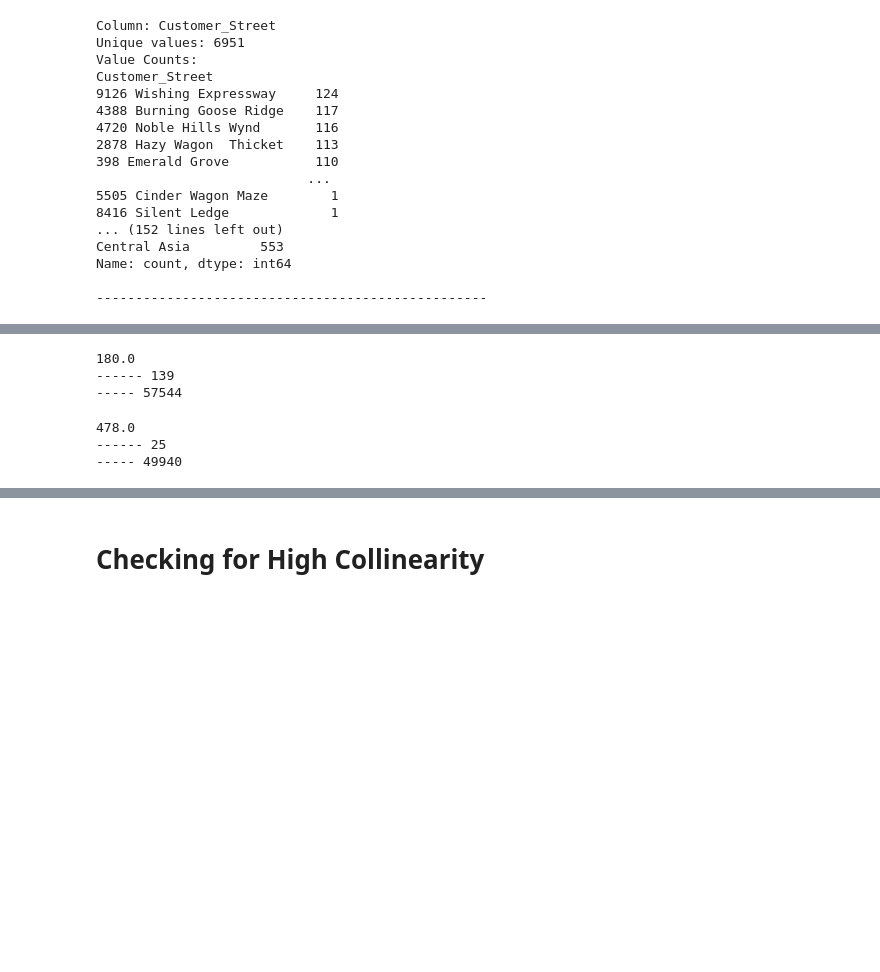
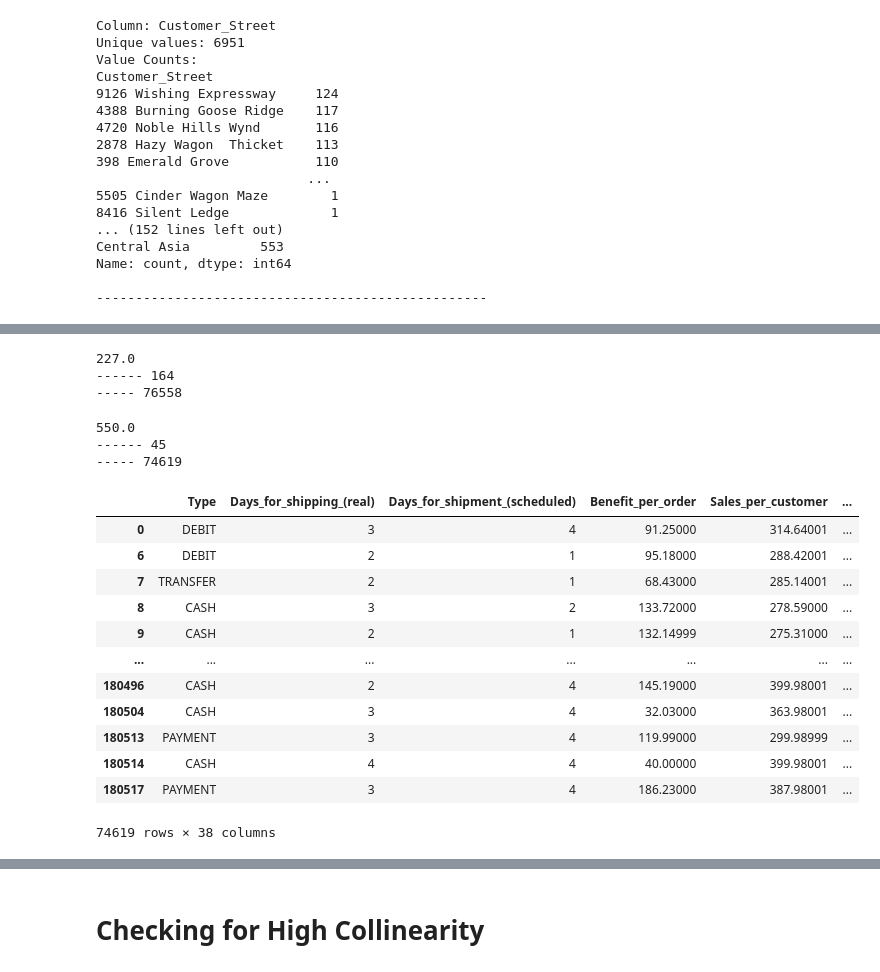
Before and after one commit to devansh-bolsure/Analysis-and-Prediction-on-Supply-Chain-data, a Jupyter notebook: Late_Delievery_Risk_Prediction.ipynb, the cells around one changed output, grey strips where cells are left out. Saved outputs shown, nothing was run; the diff lists cells and outputs as text; code cells hidden in the pictures; blank space fills up the shorter version.

```diff
--- a/Late_Delievery_Risk_Prediction.ipynb
+++ b/Late_Delievery_Risk_Prediction.ipynb
@@ -285,17 +255,18 @@ Name: count, Length: 3596, dtype: int64
 ----- 85098
 # %%
 # Step 1: Get value counts of 'Customer_City'
-cust_city_counts = filtered_df['Customer_City'].value_counts()
-print(cust_city_counts)
+cust_city_counts = filtered_df_OC['Customer_City'].value_counts()
 
 
+print(ord_city_counts.median())
 
-# Step 2: Get cities that appear more than 500 times
-cities_more_than_500 = cust_city_counts[cust_city_counts > 100].index
+
+# Step 2: Get cities that appear more than 50 times
+cities_more_than_50 = cust_city_counts[cust_city_counts > 50].index
 
 # Step 3: Filter the DataFrame based on those cities
-filtered_df = filtered_df[filtered_df['Customer_City'].isin(cities_more_than_500)]
+filtered_df_CC = filtered_df_OC[filtered_df_OC['Customer_City'].isin(cities_more_than_50)]
 
-print("------",filtered_df['Customer_City'].value_counts().count())
-print("-----",filtered_df['Customer_City'].value_counts().sum())
+print("------",filtered_df_CC['Customer_City'].value_counts().count())
+print("-----",filtered_df_CC['Customer_City'].value_counts().sum())
 # %% [output]
@@ -317,42 +276,58 @@ Name: count, Length: 562, dtype: int64
 # %%
 # Get value counts for 'Order_State'
-Order_state_counts = filtered_df['Order_State'].value_counts()
+Order_state_counts = filtered_df_CC['Order_State'].value_counts()
 
 # Print the median of the value counts
 print(Order_state_counts.median())
 
-# Filter for states with counts greater than 500
-ord_state_more_than_th = Order_state_counts[Order_state_counts > 120].index
+# Filter for states with counts greater than 120
+ord_state_more_than_120 = Order_state_counts[Order_state_counts > 120].index
 
 # Filter the DataFrame based on the states
-filtered_df = filtered_df[filtered_df['Order_State'].isin(ord_state_more_than_th)]
+filtered_df_OS = filtered_df_CC[filtered_df_CC['Order_State'].isin(ord_state_more_than_120)]
 
 # Print the count of unique states in the filtered DataFrame
-print("------",filtered_df['Order_State'].value_counts().count())
-print("-----",filtered_df['Order_State'].value_counts().sum())
+print("------",filtered_df_OS['Order_State'].value_counts().count())
+print("-----",filtered_df_OS['Order_State'].value_counts().sum())
 # %% [output]
-180.0
------- 139
------ 57544
+227.0
+------ 164
+----- 76558
 # %%
 # Get value counts for 'Order_Country'
-Order_country_counts = filtered_df['Order_Country'].value_counts()
+Order_country_counts = filtered_df_OS['Order_Country'].value_counts()
 
 # Print the median of the value counts
 print(Order_country_counts.median())
 
 # Filter for countries with counts greater than 500
-ord_country_more_than_th = Order_country_counts[Order_country_counts > 500].index
+ord_country_more_than_500 = Order_country_counts[Order_country_counts > 250].index
 
 # Filter the DataFrame based on the countries
-filtered_df = filtered_df[filtered_df['Order_Country'].isin(ord_country_more_than_th)]
+filtered_df_OC = filtered_df_OS[filtered_df_OS['Order_Country'].isin(ord_country_more_than_500)]
 
 # Print the count of unique countries in the filtered DataFrame
-print("------",filtered_df['Order_Country'].value_counts().count())
-print("-----",filtered_df['Order_Country'].value_counts().sum())
+print("------",filtered_df_OC['Order_Country'].value_counts().count())
+print("-----",filtered_df_OC['Order_Country'].value_counts().sum())
 # %% [output]
-478.0
------- 25
------ 49940
+550.0
+------ 45
+----- 74619
+# %%
+filtered_df_OC
+# %% [output]
+|  | Type | Days_for_shipping_(real) | Days_for_shipment_(scheduled) | Benefit_per_order | Sales_per_customer | ... |
+| 0 | DEBIT | 3 | 4 | 91.25000 | 314.64001 | ... |
+| 6 | DEBIT | 2 | 1 | 95.18000 | 288.42001 | ... |
+| 7 | TRANSFER | 2 | 1 | 68.43000 | 285.14001 | ... |
+| 8 | CASH | 3 | 2 | 133.72000 | 278.59000 | ... |
+| 9 | CASH | 2 | 1 | 132.14999 | 275.31000 | ... |
+| ... | ... | ... | ... | ... | ... | ... |
+| 180496 | CASH | 2 | 4 | 145.19000 | 399.98001 | ... |
+| 180504 | CASH | 3 | 4 | 32.03000 | 363.98001 | ... |
+| 180513 | PAYMENT | 3 | 4 | 119.99000 | 299.98999 | ... |
+| 180514 | CASH | 4 | 4 | 40.00000 | 399.98001 | ... |
+| 180517 | PAYMENT | 3 | 4 | 186.23000 | 387.98001 | ... |
+74619 rows × 38 columns
 # %%
 # Get value counts for 'Customer_Street'
```
Also changed, not shown: parts of 22 cells of this notebook.
